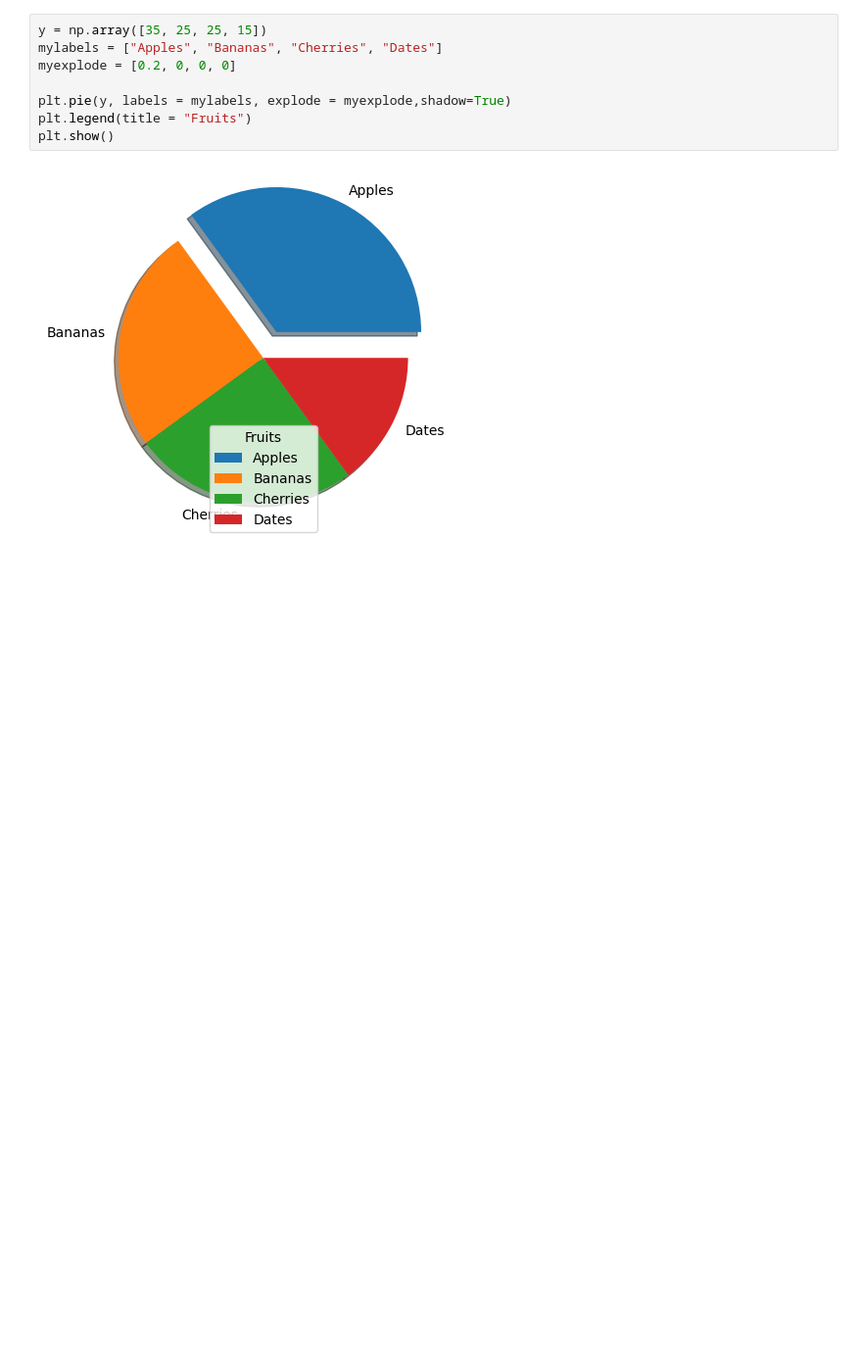
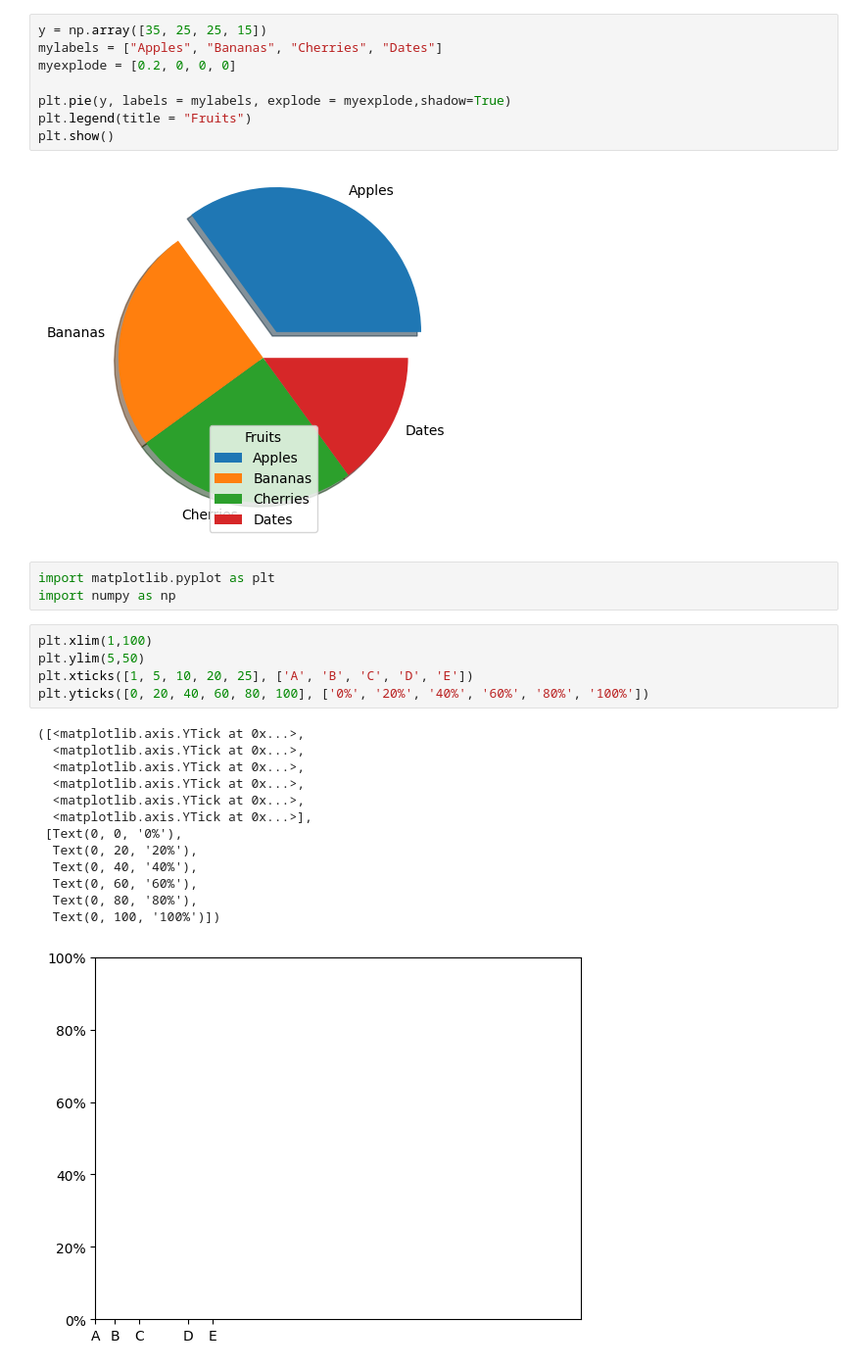
Before and after one commit to ashishyadav2/Java-Python, a Jupyter notebook: Python/Data Science/Matplotlib/matplotlib.ipynb, the cells around one changed output. Shown at 98% size. Drawn from its saved outputs; the diff is of its cells as text; blank space fills up the shorter version.

```diff
--- a/Python/Data Science/Matplotlib/matplotlib.ipynb
+++ b/Python/Data Science/Matplotlib/matplotlib.ipynb
@@ -220,3 +220,25 @@ plt.legend(title = "Fruits")
 plt.show()
 # %% [output]
 [figure]
+# %%
+import matplotlib.pyplot as plt
+import numpy as np
+# %%
+plt.xlim(1,100)
+plt.ylim(5,50)
+plt.xticks([1, 5, 10, 20, 25], ['A', 'B', 'C', 'D', 'E'])
+plt.yticks([0, 20, 40, 60, 80, 100], ['0%', '20%', '40%', '60%', '80%', '100%'])
+# %% [output]
+([<matplotlib.axis.YTick at 0x...>,
+  <matplotlib.axis.YTick at 0x...>,
+  <matplotlib.axis.YTick at 0x...>,
+  <matplotlib.axis.YTick at 0x...>,
+  <matplotlib.axis.YTick at 0x...>,
+  <matplotlib.axis.YTick at 0x...>],
+ [Text(0, 0, '0%'),
+  Text(0, 20, '20%'),
+  Text(0, 40, '40%'),
+  Text(0, 60, '60%'),
+  Text(0, 80, '80%'),
+  Text(0, 100, '100%')])
+[figure, added]
```
Also changed, not shown: parts of 17 cells of this notebook, 6 other files.
